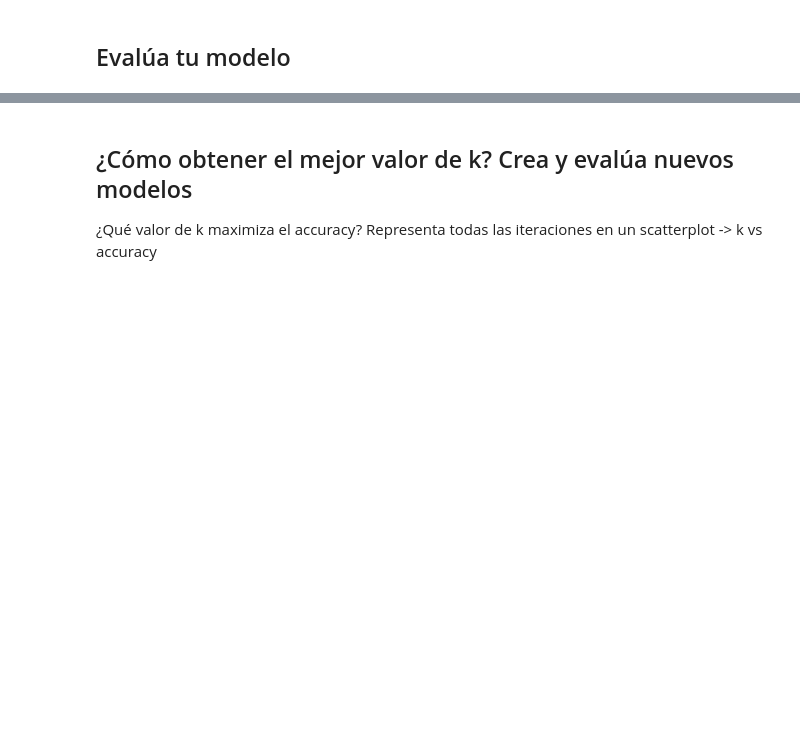
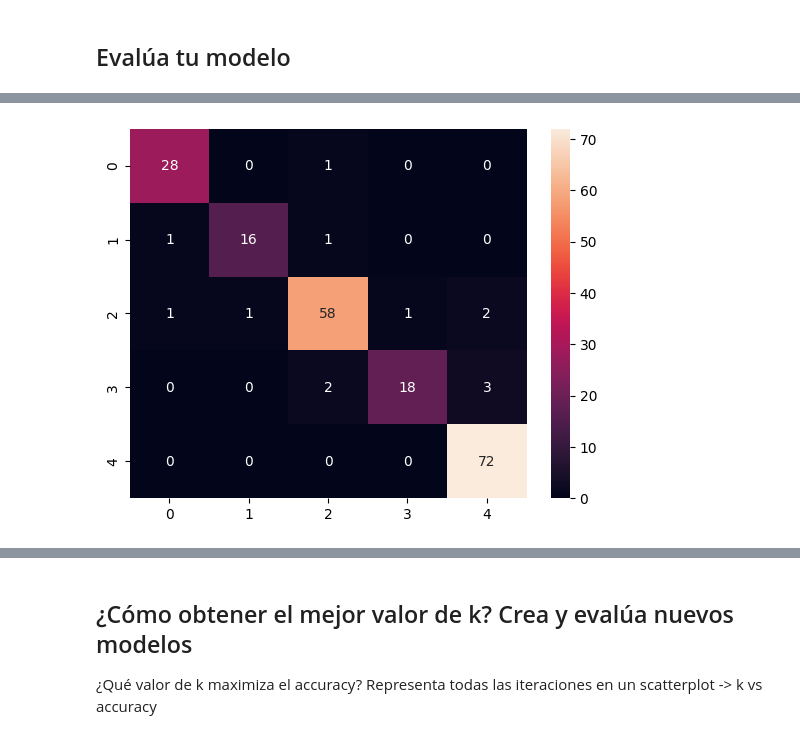
Before and after one commit to diego-dng/1025_DS_VITORIA, a Jupyter notebook: 3-Machine_Learning/1-Supervisado/3-RegorClass/7-KNN/ejercicios/Ejercicio_k-NearestNeighbor.ipynb, the cells around one changed output, grey strips where cells are left out. Saved outputs shown, nothing was run; the diff lists cells and outputs as text; code cells hidden in the pictures; blank space fills up the shorter version.

```diff
--- a/3-Machine_Learning/1-Supervisado/3-RegorClass/7-KNN/ejercicios/Ejercicio_k-NearestNeighbor.ipynb
+++ b/3-Machine_Learning/1-Supervisado/3-RegorClass/7-KNN/ejercicios/Ejercicio_k-NearestNeighbor.ipynb
@@ -21,0 +104,10 @@ Divide en train/test y escala las features en el rango [0, 1].
+# %%
+X = df[["wordcount", "sentimentValue"]]
+y= df["Star Rating"]
+
+X_train, X_test, y_train, y_test = train_test_split(X, y, test_size=0.2, random_state=11)
+
+print(X_train.shape)
+print(y_train.shape)
+print(X_test.shape)
+print(y_test.shape)
@@ -21,0 +119,10 @@ Divide en train/test y escala las features en el rango [0, 1].
+# %%
+scaler = MinMaxScaler()
+X_train_scaler = scaler.fit_transform(X_train)
+X_test_scaler = scaler.transform(X_test)
+
+print(X_train_scaler.max())
+print(X_train_scaler.min())
+
+print(X_test_scaler.max())
+print(X_test_scaler.min())
@@ -22,3 +134,6 @@ Divide en train/test y escala las features en el rango [0, 1].
 # %% [markdown]
 ## Creamos el Modelo
 Entrena con un KNN y evalúa el error en train y en test
+# %%
+knn = KNeighborsClassifier()
+knn.fit(X_train_scaler, y_train)
@@ -25,2 +142,11 @@ Entrena con un KNN y evalúa el error en train y en test
 # %% [markdown]
 ## Evalúa tu modelo
+# %%
+pred_train = knn.predict(X_train_scaler)
+pred_test = knn.predict(X_test_scaler)
+
+print("Accuracy: ", metrics.accuracy_score(y_train, pred_train))
+print("matriz: ", metrics.confusion_matrix(y_train, pred_train))
+
+print("Accuracy: ", metrics.accuracy_score(y_test, pred_test))
+print("matriz: ", metrics.confusion_matrix(y_test, pred_test))
@@ -26,0 +176,4 @@ Entrena con un KNN y evalúa el error en train y en test
+# %%
+sns.heatmap(metrics.confusion_matrix(y_train, pred_train), annot=True);
+# %% [output]
+[figure, added]
```
Also changed, not shown: parts of 30 cells of this notebook, 7 other files.
